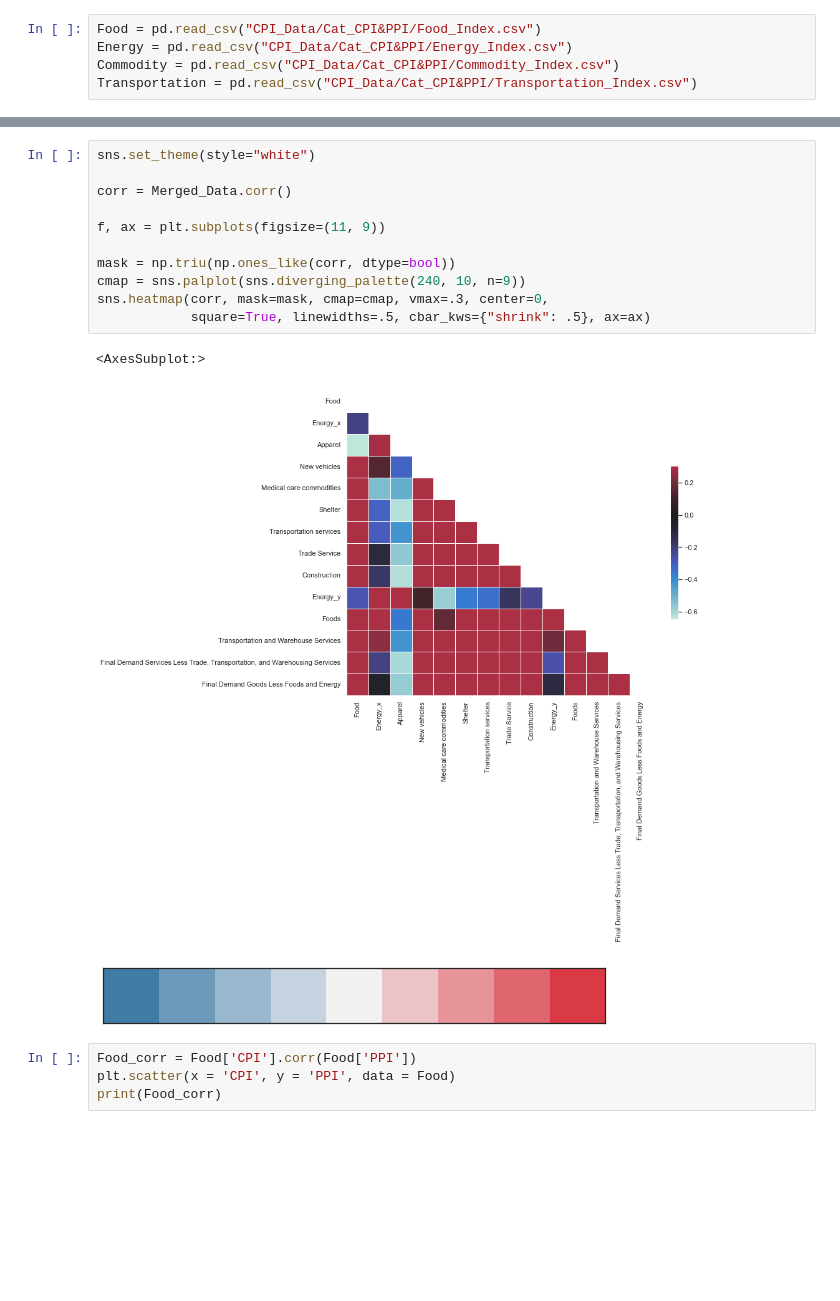
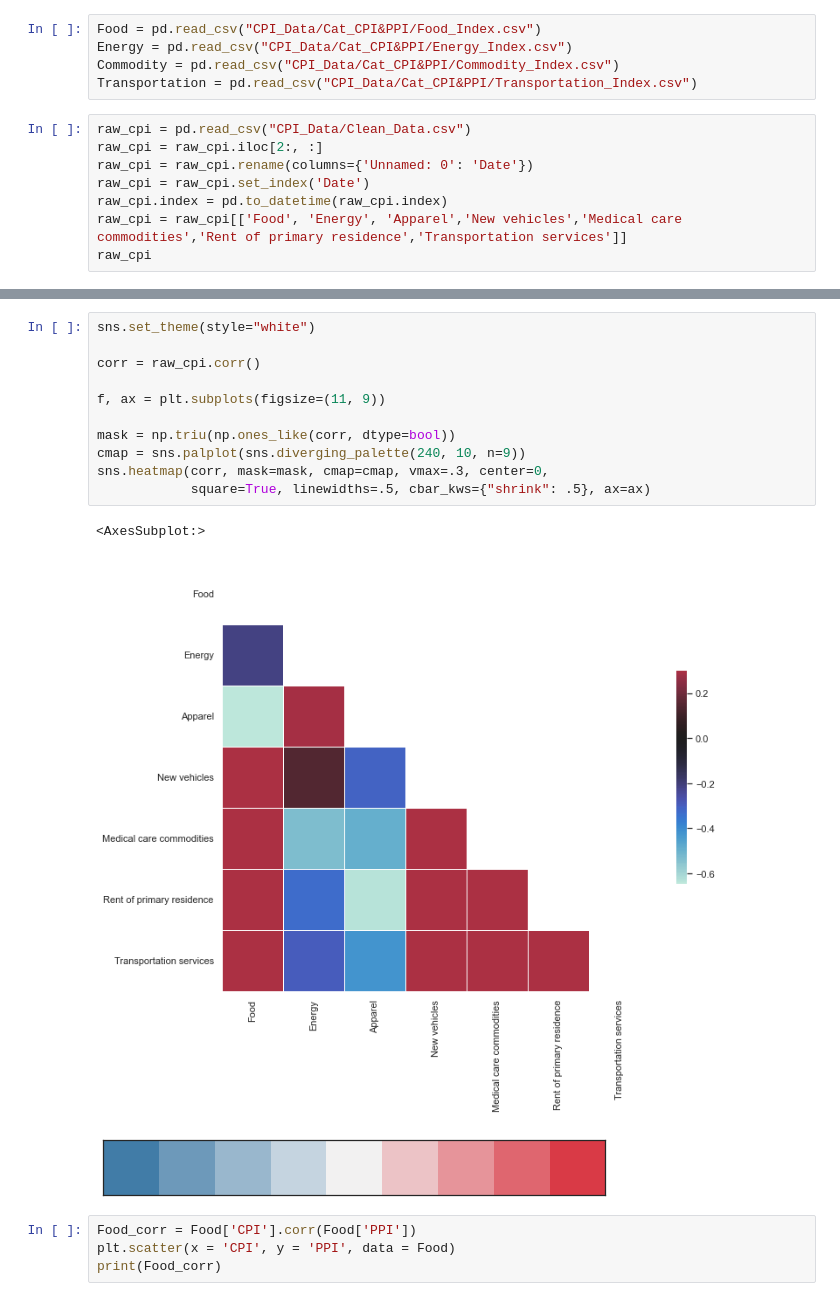
Before and after one commit to victor-thai/cpi_modeling, a Jupyter notebook: Michael's Commitment/CPI_PPI_Cor.ipynb, the cells around one changed output, grey strips where cells are left out. Cells and saved outputs as stored; diff of their text form; blank space fills up the shorter version.

```diff
--- a/Michael's Commitment/CPI_PPI_Cor.ipynb
+++ b/Michael's Commitment/CPI_PPI_Cor.ipynb
@@ -25,3 +25,11 @@ Food = pd.read_csv("CPI_Data/Cat_CPI&PPI/Food_Index.csv")
 Energy = pd.read_csv("CPI_Data/Cat_CPI&PPI/Energy_Index.csv")
 Commodity = pd.read_csv("CPI_Data/Cat_CPI&PPI/Commodity_Index.csv")
 Transportation = pd.read_csv("CPI_Data/Cat_CPI&PPI/Transportation_Index.csv")
+# %%
+raw_cpi = pd.read_csv("CPI_Data/Clean_Data.csv")
+raw_cpi = raw_cpi.iloc[2:, :]
+raw_cpi = raw_cpi.rename(columns={'Unnamed: 0': 'Date'})
+raw_cpi = raw_cpi.set_index('Date')
+raw_cpi.index = pd.to_datetime(raw_cpi.index)
+raw_cpi = raw_cpi[['Food', 'Energy', 'Apparel','New vehicles','Medical care commodities','Rent of primary residence','Transportation services']]
+raw_cpi
@@ -28,17 +51,17 @@ Transportation = pd.read_csv("CPI_Data/Cat_CPI&PPI/Transportation_Index.csv")
 # %%
 sns.set_theme(style="white")
 
-corr = Merged_Data.corr()
+corr = raw_cpi.corr()
 
 f, ax = plt.subplots(figsize=(11, 9))
 
 mask = np.triu(np.ones_like(corr, dtype=bool))
 cmap = sns.palplot(sns.diverging_palette(240, 10, n=9))
 sns.heatmap(corr, mask=mask, cmap=cmap, vmax=.3, center=0,
             square=True, linewidths=.5, cbar_kws={"shrink": .5}, ax=ax)
 # %% [output]
 <AxesSubplot:>
-[figure, old version]
+[figure, new version]
 [figure]
 # %%
 Food_corr = Food['CPI'].corr(Food['PPI'])
```
Also changed, not shown: parts of 3 cells of this notebook, 4 other files.
